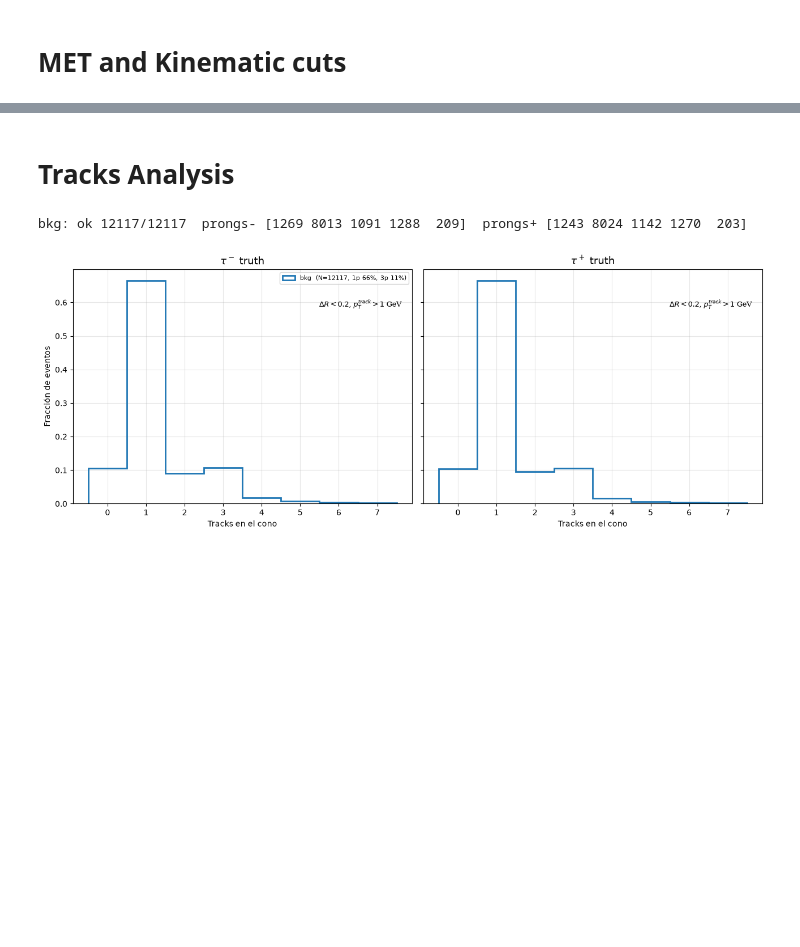
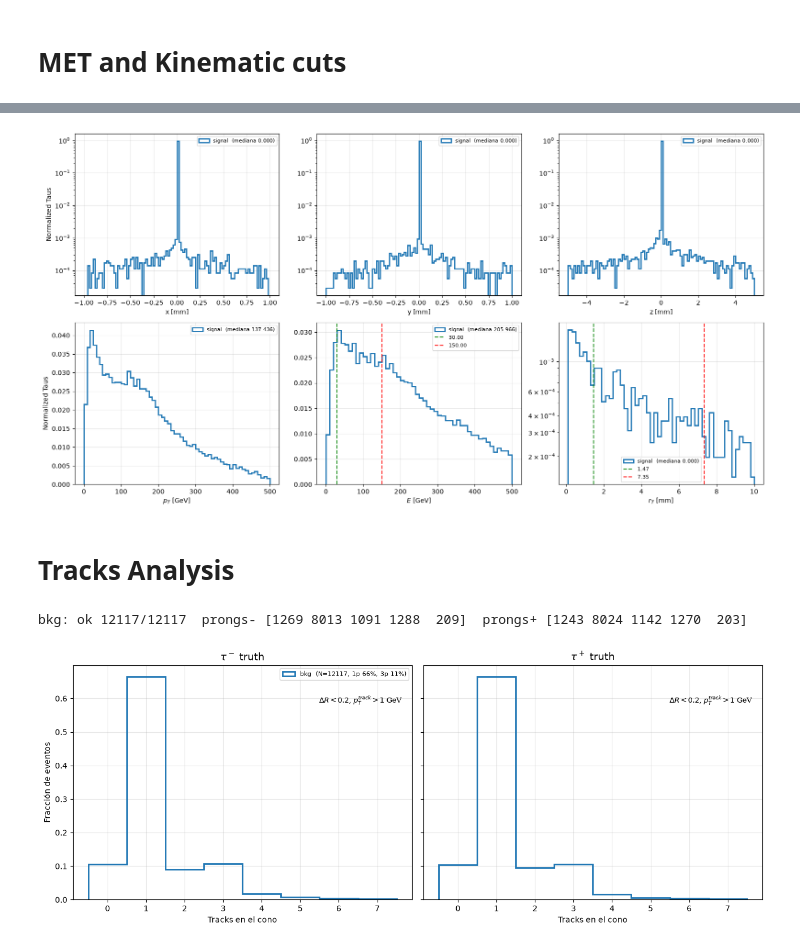
Before and after one commit to Genarobarco/diHiggs-Project, a Jupyter notebook: RecAnalysis/scripts/Rec_Onlyfile.ipynb, the cells around one changed output, grey strips where cells are left out. Cells and saved outputs as stored; diff of their text form; code cells hidden in the pictures; blank space fills up the shorter version.

```diff
--- a/RecAnalysis/scripts/Rec_Onlyfile.ipynb
+++ b/RecAnalysis/scripts/Rec_Onlyfile.ipynb
@@ -258,6 +281,7 @@ Pre_eta_jet = 2.5
 Pre_PT_track = 0      # GeV
 Pre_eta_track = 2.5
 
+selected_data_folder_path_truth = f"{saving_path}/{data_to_analyse}/Truth/MET{MET_LowerBond}_PT{Pre_PT_jet}_Eta{Pre_eta_jet}"
 selected_data_folder_path_jets = f"{saving_path}/{data_to_analyse}/Jets/MET{MET_LowerBond}_PT{Pre_PT_jet}_Eta{Pre_eta_jet}"
 selected_data_folder_path_tracks = f"{saving_path}/{data_to_analyse}/Tracks/MET{MET_LowerBond}_PT{Pre_PT_track}_Eta{Pre_eta_track}"
 
@@ -278,16 +302,19 @@ Data_text_ID_tracks = ("BenchMark: " f"{BenchMark}" "\n"
                     rf"$|\eta| < {Pre_eta_track}$")
 
 
+os.makedirs(selected_data_folder_path_truth, exist_ok=True)
 os.makedirs(selected_data_folder_path_jets, exist_ok=True)
 os.makedirs(selected_data_folder_path_tracks, exist_ok=True)
 
-
-def build_objects(data, MET_LowerBond, Pre_PT_jet, Pre_eta_jet, Pre_PT_track, Pre_eta_track):
+def build_objects(data, truth, MET_LowerBond, Pre_PT_jet, Pre_eta_jet,
+                  Pre_PT_track, Pre_eta_track):
     jets, tracks, gen = {}, {}, {}
     for key, d in data.items():
-        jets[key], tracks[key], gen[key] = Selected_data(d, MET_LowerBond, Pre_PT_jet, Pre_eta_jet,
-                                                          Pre_PT_track, Pre_eta_track)
+        jets[key], tracks[key], MET_mask = Selected_data(
+            d, MET_LowerBond, Pre_PT_jet, Pre_eta_jet, Pre_PT_track, Pre_eta_track)
+        gen[key] = truth[key][MET_mask]      # mismo corte que los tracks
     return jets, tracks, gen
 
-jets, tracks, gen = build_objects(all_data, MET_LowerBond, Pre_PT_jet, Pre_eta_jet,
-                             Pre_PT_track, Pre_eta_track)
+jets, tracks, gen = build_objects(all_data, truth_taus, MET_LowerBond,
+                                  Pre_PT_jet, Pre_eta_jet,
+                                  Pre_PT_track, Pre_eta_track)
@@ -294,3 +323,74 @@ jets, tracks, gen = build_objects(all_data, MET_LowerBond, Pre_PT_jet, Pre_eta_j
+# %%
+# Selecciono los taus finales que decaen:
+
+taus_gen = {key: gen[key][(abs(gen[key].pid) == 15) & (gen[key].status == 2)] for key in gen}
+TwoTaus_gen = {key: taus_gen[key][(ak.num(taus_gen[key], axis=1) >= 2)] for key in taus_gen}
+
+n_taus_per_event = {key: ak.num(TwoTaus_gen[key], axis=1) for key in TwoTaus_gen}
+n_total = {key: ak.sum(n_taus_per_event[key]) for key in n_taus_per_event}
+
+# Una entrada por tau, para cada variable
+PT_taus_to_decay = {key: ak.to_numpy(ak.flatten(t.pt)) for key, t in TwoTaus_gen.items()}
+E_taus_to_decay  = {key: ak.to_numpy(ak.flatten(t.E))  for key, t in TwoTaus_gen.items()}
+X_vertex = {key: ak.to_numpy(ak.flatten(t.vx)) for key, t in TwoTaus_gen.items()}
+Y_vertex = {key: ak.to_numpy(ak.flatten(t.vy)) for key, t in TwoTaus_gen.items()}
+Z_vertex = {key: ak.to_numpy(ak.flatten(t.vz)) for key, t in TwoTaus_gen.items()}
+RT_vertex = {key: np.sqrt(X_vertex[key]**2 + Y_vertex[key]**2 + Z_vertex[key]**2) for key in X_vertex}
+
+# ---- vlines ----
+CTAU  = 0.08703      # mm, ctau del tau
+M_TAU = 1.77686      # GeV
+
+def r_de_E(E):
+    """Distancia de decaimiento media de un tau de energia E: gamma*beta*c*tau."""
+    gamma = E / M_TAU
+    beta  = np.sqrt(1 - 1 / gamma**2)
+    return gamma * beta * CTAU
+
+E_VERDE, E_ROJO = 30.0, 150.0        # GeV
+
+VLINES = {
+    r"$E$ [GeV]":  [(E_VERDE, "green"), (E_ROJO, "red")],
+    r"$r_T$ [mm]": [(r_de_E(E_VERDE), "green"), (r_de_E(E_ROJO), "red")],
+}
+
+# (datos, etiqueta del eje x, rango, nbins, escala log en y)
+paneles = [
+    (X_vertex,         "x [mm]",       (-1, 1), 100, True),
+    (Y_vertex,         "y [mm]",       (-1, 1), 100, True),
+    (Z_vertex,         "z [mm]",       (-5, 5), 100, True),
+    (PT_taus_to_decay, r"$p_T$ [GeV]", (0, 500),  60, False),
+    (E_taus_to_decay,  r"$E$ [GeV]",   (0, 500),  50, False),
+    (RT_vertex,        r"$r_T$ [mm]",  (0.1, 10),   50, True),
+]
+
+fig, axes = plt.subplots(2, 3, figsize=(16, 9))
+
+for ax, (datos, xlab, rango, nbins, logy) in zip(axes.flat, paneles):
+    for k, a in datos.items():
+        w = np.full(len(a), 1.0 / n_total[k])
+        ax.hist(a, bins=nbins, range=rango, weights=w,
+                histtype="step", linewidth=2,
+                label=f"{k}  (mediana {np.median(a):.3f})")
+
+    for valor, color in VLINES.get(xlab, []):
+        ax.axvline(valor, color=color, ls="--", lw=1.5, alpha=0.85,
+                   label=f"{valor:.2f}")
+
+    if logy:
+        ax.set_yscale("log")
+    ax.set_xlabel(xlab)
+    ax.grid(alpha=0.3)
+    ax.legend(fontsize=8)
+
+axes[0, 0].set_ylabel("Normalized Taus")
+axes[1, 0].set_ylabel("Normalized Taus")
+
+fig.tight_layout(rect=(0, 0, 1, 0.93))
+plt.savefig(f"{selected_data_folder_path_truth}/Tau_decay_vertex.png", dpi=300)
+plt.show()
+# %% [output]
+[figure, added]
 # %% [markdown]
 # Tracks Analysis
 # %%
```
Also changed, not shown: parts of 4 cells of this notebook, 3 other files.
